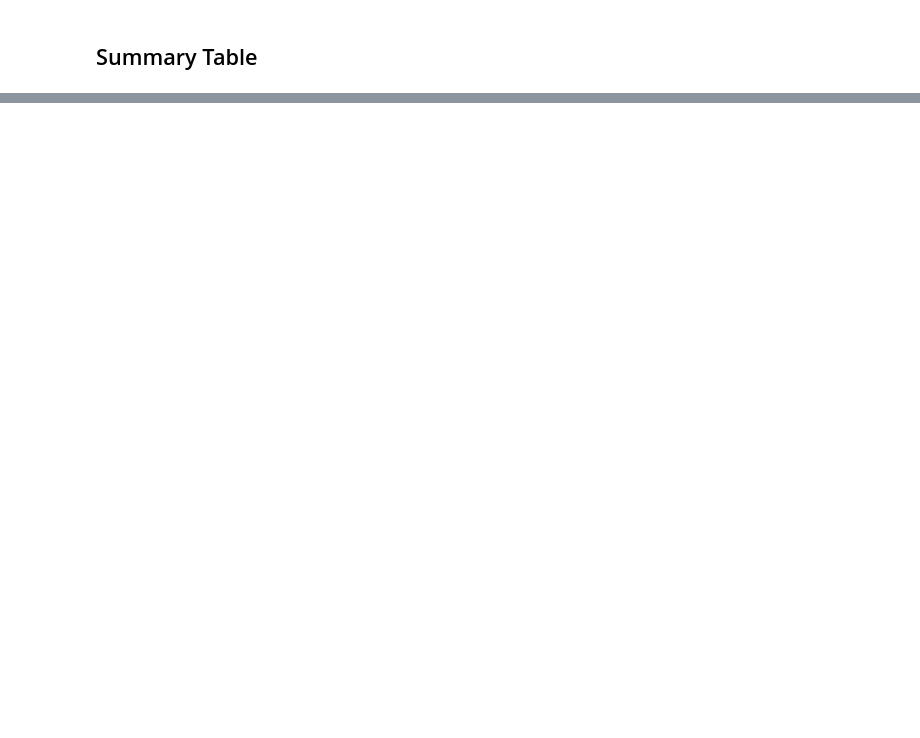
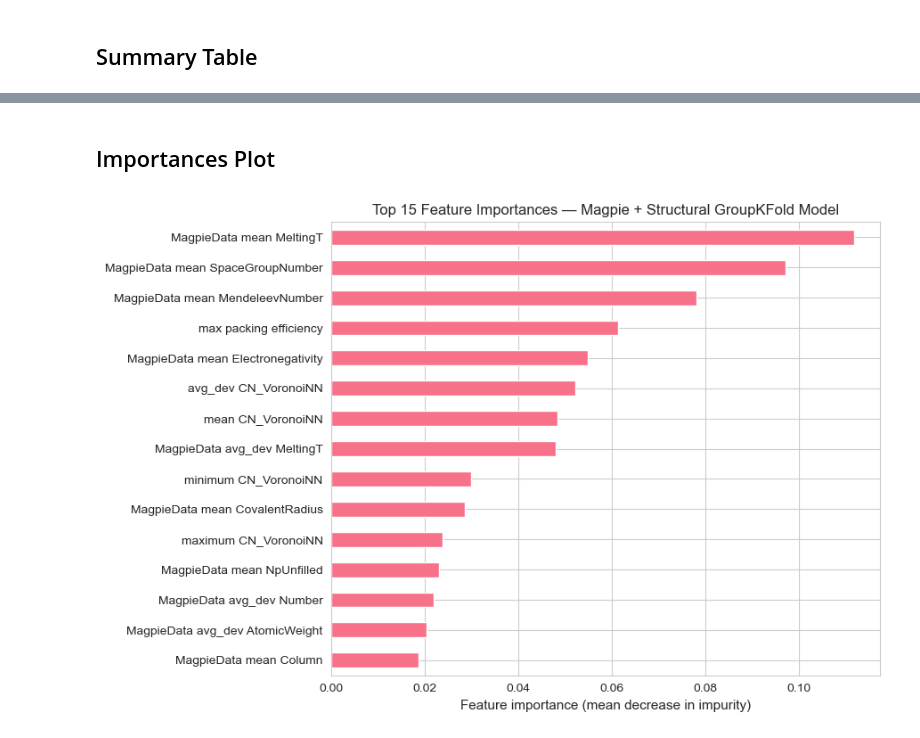
Before and after one commit to benbenmerk-stack/Merkin_FinalProject, a Jupyter notebook: notebooks/04_results_visualization.ipynb, the cells around one changed output, grey strips where cells are left out. Cells and saved outputs as stored; diff of their text form; code cells hidden in the pictures; blank space fills up the shorter version.

```diff
--- a/notebooks/04_results_visualization.ipynb
+++ b/notebooks/04_results_visualization.ipynb
@@ -357,0 +405,34 @@ Exported to ../data/final_results_table.csv
+# %% [markdown]
+## Importances Plot
+# %%
+importances = pd.read_csv("../data/importances.csv")
+top15 = importances.head(15).copy()
+top15 = top15.set_index("Feature")
+
+fig, ax = plt.subplots(figsize=(9, 6))
+
+top15["Importance"].plot(
+    kind="barh",
+    ax=ax
+)
+
+ax.invert_yaxis()
+ax.set_xlabel(
+    "Feature importance (mean decrease in impurity)",
+    fontsize=11
+)
+ax.set_ylabel("")
+ax.set_title(
+    "Top 15 Feature Importances — Magpie + Structural GroupKFold Model",
+    fontsize=12
+)
+
+plt.tight_layout()
+plt.savefig(
+    "importances.png",
+    dpi=150,
+    bbox_inches="tight"
+)
+plt.show()
+# %% [output]
+[figure, added]
```
Also changed, not shown: parts of 13 cells of this notebook, 16 other files.
